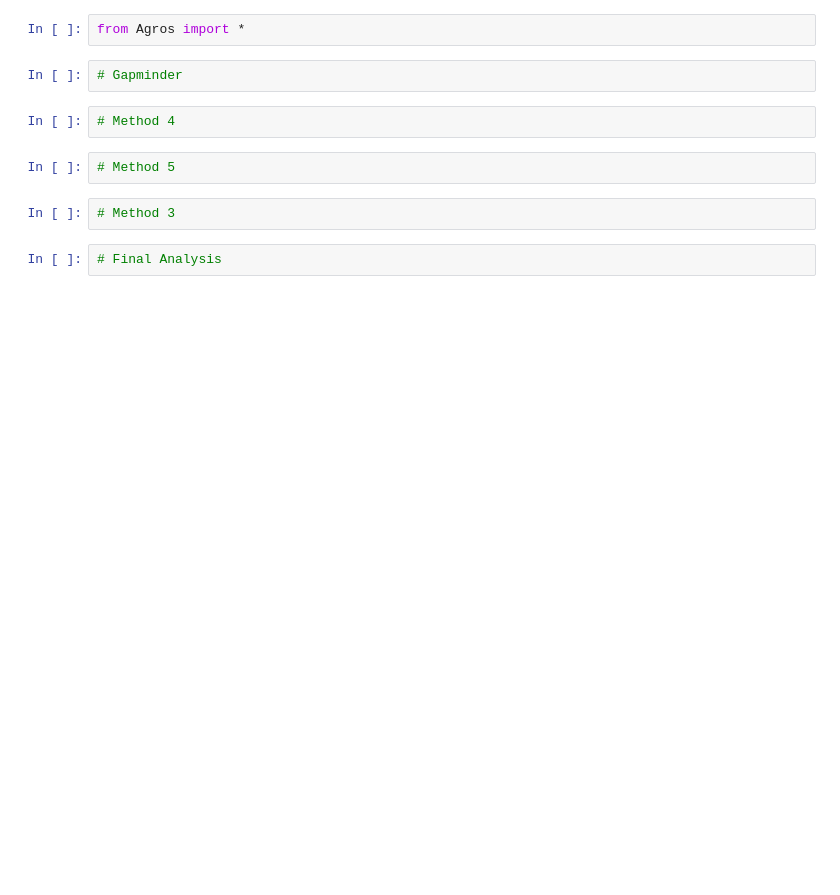
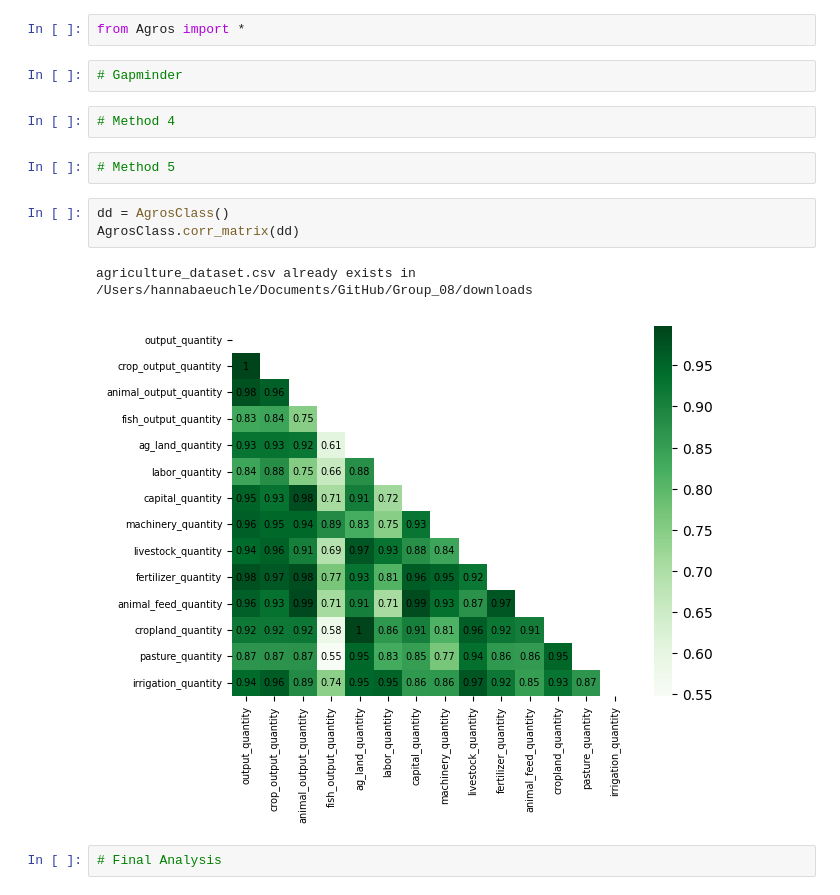
Before and after one commit to Nik-mundt/Group_08, a Jupyter notebook: agros_notebook.ipynb, the cells around one changed output. Saved outputs shown, nothing was run; the diff lists cells and outputs as text; blank space fills up the shorter version.

Commit message:
Include method 3 code in notebook

```diff
--- a/agros_notebook.ipynb
+++ b/agros_notebook.ipynb
@@ -7,6 +7,10 @@ from Agros import *
 # %%
 # Method 5
 # %%
-# Method 3
+dd = AgrosClass()
+AgrosClass.corr_matrix(dd)
+# %% [output]
+agriculture_dataset.csv already exists in /Users/hannabaeuchle/Documents/GitHub/Group_08/downloads
+[figure, added]
 # %%
 # Final Analysis
```
